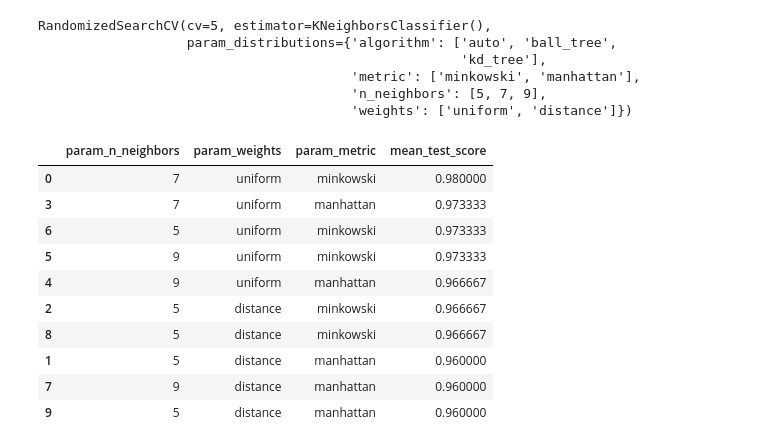
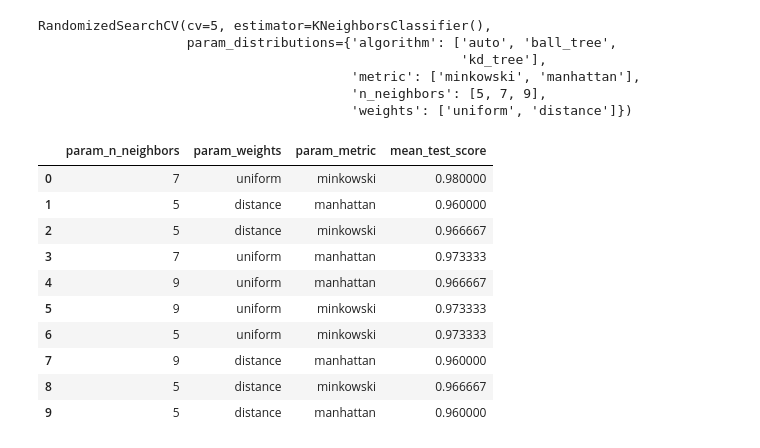
Before and after one commit to Sathvara-Amitkumar/Machine-Learning, a Jupyter notebook: Machine Learning P-3/gridsearch_cv.ipynb, the cells around one changed output. Drawn from its saved outputs; the diff is of its cells as text; code cells hidden in the pictures.

Commit message:
studied and implement Random search CV technique!

```diff
--- a/Machine Learning P-3/gridsearch_cv.ipynb
+++ b/Machine Learning P-3/gridsearch_cv.ipynb
@@ -190,16 +190,16 @@ RandomizedSearchCV(cv=5, estimator=KNeighborsClassifier(),
 # %%
 knn_random = pd.DataFrame(classifier_random.cv_results_)
 # %%
-knn_random[['param_n_neighbors','param_weights', 'param_metric', 'mean_test_score']].sort_values(by='mean_test_score', ascending=False)
+knn_random[['param_n_neighbors','param_weights', 'param_metric', 'mean_test_score']]
 # %% [output]
 |  | param_n_neighbors | param_weights | param_metric | mean_test_score |
 | 0 | 7 | uniform | minkowski | 0.980000 |
+| 1 | 5 | distance | manhattan | 0.960000 |
+| 2 | 5 | distance | minkowski | 0.966667 |
 | 3 | 7 | uniform | manhattan | 0.973333 |
+| 4 | 9 | uniform | manhattan | 0.966667 |
+| 5 | 9 | uniform | minkowski | 0.973333 |
 | 6 | 5 | uniform | minkowski | 0.973333 |
-| 5 | 9 | uniform | minkowski | 0.973333 |
-| 4 | 9 | uniform | manhattan | 0.966667 |
-| 2 | 5 | distance | minkowski | 0.966667 |
+| 7 | 9 | distance | manhattan | 0.960000 |
 | 8 | 5 | distance | minkowski | 0.966667 |
-| 1 | 5 | distance | manhattan | 0.960000 |
-| 7 | 9 | distance | manhattan | 0.960000 |
 | 9 | 5 | distance | manhattan | 0.960000 |
```
